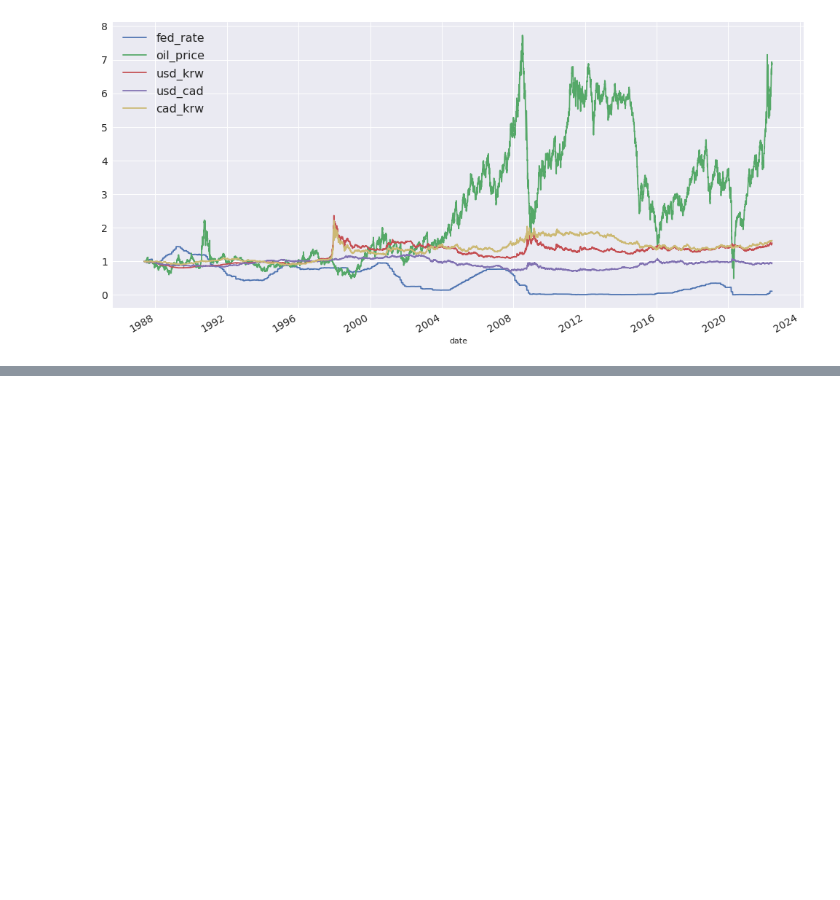
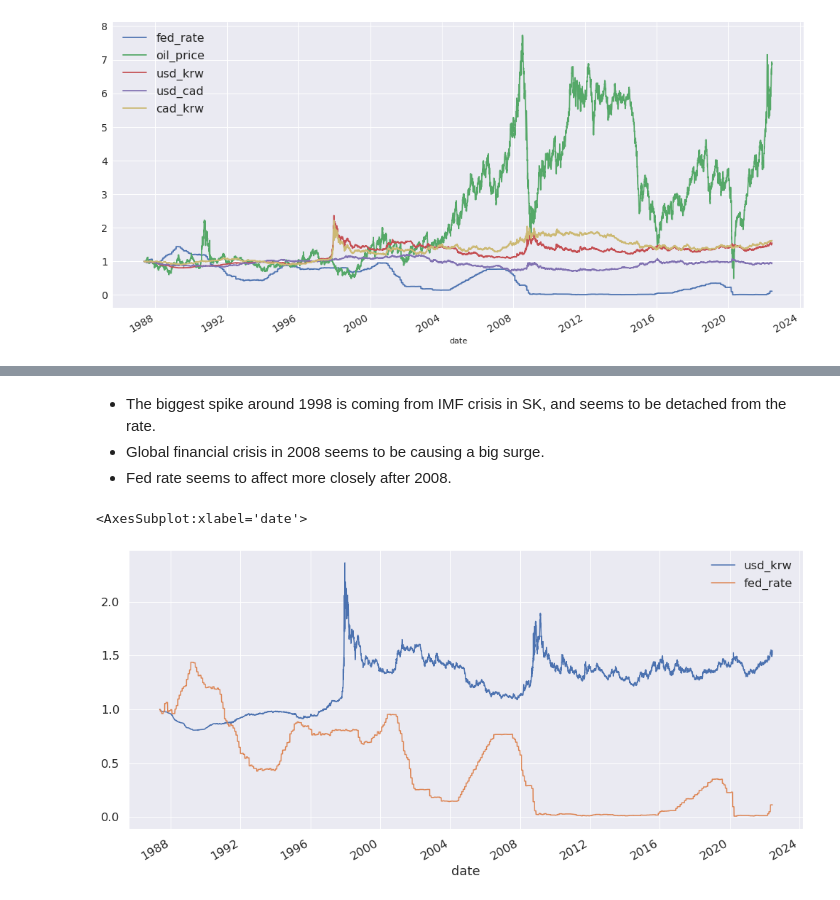
Before and after one commit to sidhlee/data-science-and-machine-learning, a Jupyter notebook: playground/shi-bum/krw_rates.ipynb, the cells around one changed output, grey strips where cells are left out. Drawn from its saved outputs; the diff is of its cells as text; code cells hidden in the pictures; blank space fills up the shorter version.

```diff
--- a/playground/shi-bum/krw_rates.ipynb
+++ b/playground/shi-bum/krw_rates.ipynb
@@ -264,0 +290,9 @@ df.plot(figsize=(20, 10))
+# %% [markdown]
+- The biggest spike around 1998 is coming from IMF crisis in SK, and seems to be detached from the rate.
+- Global financial crisis in 2008 seems to be causing a big surge.
+- Fed rate seems to affect more closely after 2008.
+# %%
+normalized[["usd_krw", "fed_rate"]].plot()
+# %% [output]
+<AxesSubplot:xlabel='date'>
+[figure, added]
```
Also changed, not shown: parts of 12 cells of this notebook.
